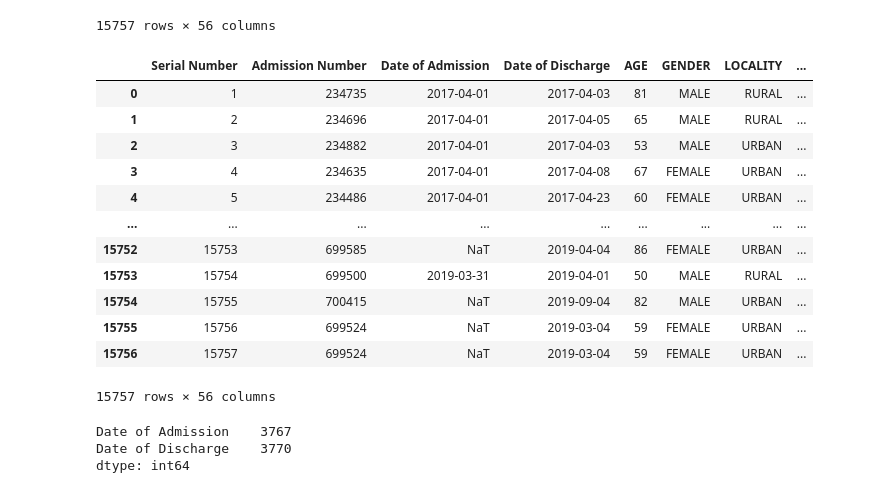
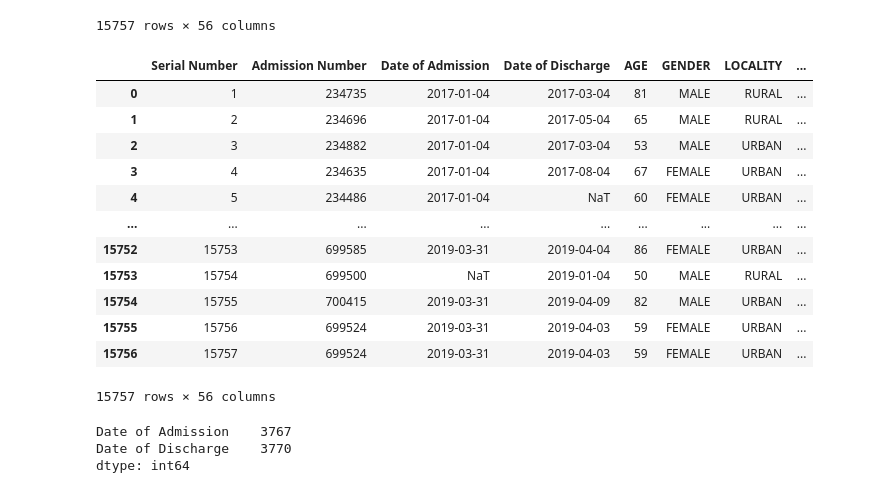
Before and after one commit to Jabir-mega/analysisProjects, a Jupyter notebook: HospitalAdmissionData/Data Cleaning (2).ipynb, the cells around one changed output. Drawn from its saved outputs; the diff is of its cells as text; code cells hidden in the pictures.

```diff
--- a/HospitalAdmissionData/Data Cleaning (2).ipynb
+++ b/HospitalAdmissionData/Data Cleaning (2).ipynb
@@ -632,31 +634,32 @@ df4_2
 | 15756 | 15757 | 699524 | 31/03/2019 | 03/04/2019 | 59 | FEMALE | URBAN | ... |
 15757 rows × 56 columns
 # %%
+# be carefull when running this code it might break !!!!!!!!!!!!!!!!!!!!!!
 # convert all columns into their respective datatypes
 # datecolumn
 def to_date(df, columns):
     for col in columns:
-#         df[col] = pd.to_datetime(df[col], errors='coerce', dayfirst=True)
-        df[col] = pd.to_datetime(df[col], errors='coerce', dayfirst=False)
+        df[col] = pd.to_datetime(df[col], errors='coerce', dayfirst=True)
+        # df[col] = pd.to_datetime(df[col], errors='coerce', dayfirst=False)
     return df
 
 date_columns = ['Date of Admission', 'Date of Discharge']
 
-# to_date(df4_1, date_columns)
-to_date(df4_2, date_columns)
+to_date(df4_1, date_columns)
+# to_date(df4_2, date_columns)
 # %% [output]
 |  | Serial Number | Admission Number | Date of Admission | Date of Discharge | AGE | GENDER | LOCALITY | ... |
-| 0 | 1 | 234735 | 2017-04-01 | 2017-04-03 | 81 | MALE | RURAL | ... |
-| 1 | 2 | 234696 | 2017-04-01 | 2017-04-05 | 65 | MALE | RURAL | ... |
-| 2 | 3 | 234882 | 2017-04-01 | 2017-04-03 | 53 | MALE | URBAN | ... |
-| 3 | 4 | 234635 | 2017-04-01 | 2017-04-08 | 67 | FEMALE | URBAN | ... |
-| 4 | 5 | 234486 | 2017-04-01 | 2017-04-23 | 60 | FEMALE | URBAN | ... |
+| 0 | 1 | 234735 | 2017-01-04 | 2017-03-04 | 81 | MALE | RURAL | ... |
+| 1 | 2 | 234696 | 2017-01-04 | 2017-05-04 | 65 | MALE | RURAL | ... |
+| 2 | 3 | 234882 | 2017-01-04 | 2017-03-04 | 53 | MALE | URBAN | ... |
+| 3 | 4 | 234635 | 2017-01-04 | 2017-08-04 | 67 | FEMALE | URBAN | ... |
+| 4 | 5 | 234486 | 2017-01-04 | NaT | 60 | FEMALE | URBAN | ... |
 | ... | ... | ... | ... | ... | ... | ... | ... | ... |
-| 15752 | 15753 | 699585 | NaT | 2019-04-04 | 86 | FEMALE | URBAN | ... |
-| 15753 | 15754 | 699500 | 2019-03-31 | 2019-04-01 | 50 | MALE | RURAL | ... |
-| 15754 | 15755 | 700415 | NaT | 2019-09-04 | 82 | MALE | URBAN | ... |
-| 15755 | 15756 | 699524 | NaT | 2019-03-04 | 59 | FEMALE | URBAN | ... |
-| 15756 | 15757 | 699524 | NaT | 2019-03-04 | 59 | FEMALE | URBAN | ... |
+| 15752 | 15753 | 699585 | 2019-03-31 | 2019-04-04 | 86 | FEMALE | URBAN | ... |
+| 15753 | 15754 | 699500 | NaT | 2019-01-04 | 50 | MALE | RURAL | ... |
+| 15754 | 15755 | 700415 | 2019-03-31 | 2019-04-09 | 82 | MALE | URBAN | ... |
+| 15755 | 15756 | 699524 | 2019-03-31 | 2019-04-03 | 59 | FEMALE | URBAN | ... |
+| 15756 | 15757 | 699524 | 2019-03-31 | 2019-04-03 | 59 | FEMALE | URBAN | ... |
 15757 rows × 56 columns
 # %%
 df4_1[['Date of Admission', 'Date of Discharge']].isnull().sum()
```
Also changed, not shown: parts of 9 cells of this notebook, 2 other files.
